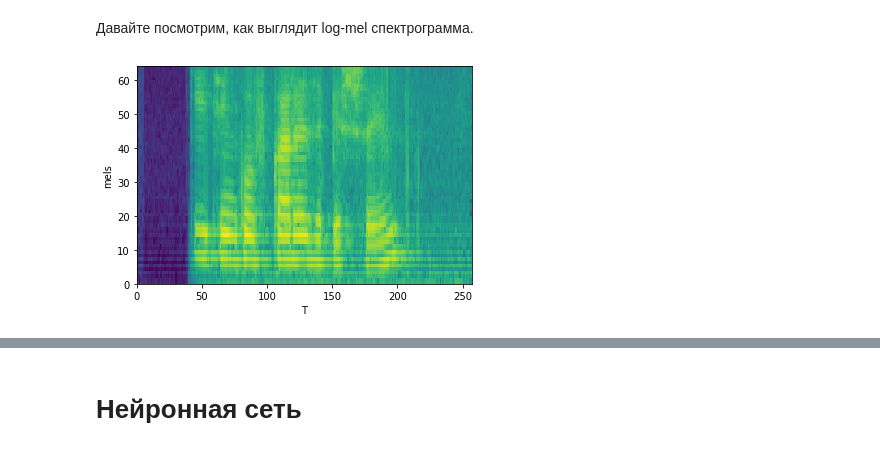
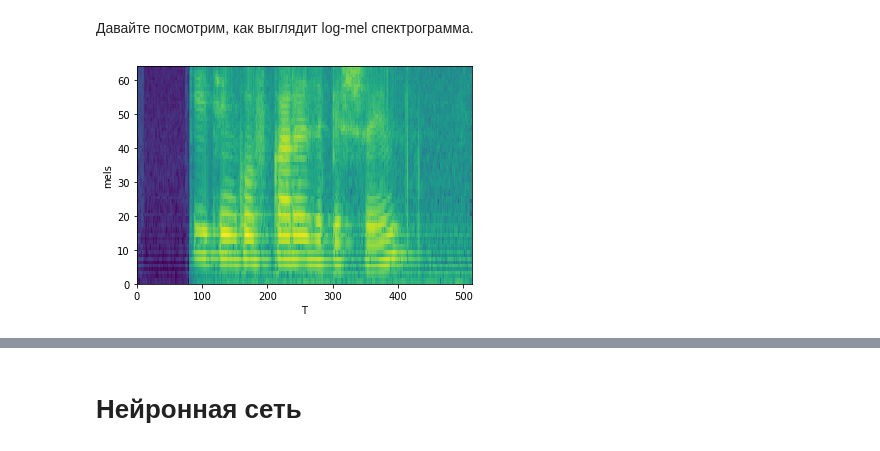
Before and after one commit to bernieee/sirius-stt, a Jupyter notebook: a_fish_or_not_a_fish.ipynb, the cells around one changed output, grey strips where cells are left out. Cells and saved outputs as stored; diff of their text form; code cells hidden in the pictures.

Commit message:
Fish that can train on open stt

```diff
--- a/a_fish_or_not_a_fish.ipynb
+++ b/a_fish_or_not_a_fish.ipynb
@@ -556,17 +570,16 @@ ls_train_dataset = AudioDataset(
 open_stt_manifest_path = '/data/mnakhodnov/voice_data/radio_2/radio_2.csv'
 
 open_stt_manifest_path = convert_open_stt_manifest_to_common_voice(open_stt_manifest_path)
-open_stt_test_manifest_path, open_stt_train_manifest_path = manifest_train_test_split(open_stt_manifest_path)
+open_stt_test_manifest_path, open_stt_train_manifest_path = manifest_train_test_split(open_stt_manifest_path, ratio=0.005)
 # %%
 open_stt_test_dataset = AudioDataset(
-    open_stt_test_manifest_path, vocab=vocab, sample_rate=8000, max_duration=20.0,
-    audio_transforms=audio_transforms,
-    evaluate_stats=True
+    open_stt_test_manifest_path, vocab=vocab, sample_rate=SAMPLE_RATE, min_duration=2.0, max_duration=10.0,
+#     evaluate_stats=True
 )
 open_stt_train_dataset = AudioDataset(
-    open_stt_train_manifest_path, vocab=vocab, sample_rate=8000, max_duration=20.0,
+    open_stt_train_manifest_path, vocab=vocab, sample_rate=SAMPLE_RATE, min_duration=2.0, max_duration=10.0,
     audio_transforms=audio_transforms,
-    evaluate_stats=True
+#     evaluate_stats=True
 )
 # %%
 print('LibreSpeech: ', ls_train_dataset[0], '\n')
@@ -581,0 +595,5 @@ CommonVoice:  {'audio': tensor([-0.0347, -0.0649, -0.0568,  ..., -0.0652, -0.059
+# %%
+sample_rate, sample_idx = SAMPLE_RATE, 4000
+audio, audio_len = open_stt_train_dataset[sample_idx]['audio'], open_stt_train_dataset[sample_idx]['audio_len']
+print(open_stt_train_dataset[sample_idx]['text'])
+Audio(data=audio.numpy(), rate=sample_rate)
@@ -772,9 +821,10 @@ element number: 0
 # %%
 def compute_log_mel_spectrogram(
     audio, sequence_lengths,
-    sample_rate=8000, window_size=0.02, window_step=0.01,
+#     sample_rate=8000, window_size=0.02, window_step=0.01,
+    sample_rate=8000, window_size=0.02, window_step=0.005,
     f_min=20, f_max=3800, n_mels=64, window_fn=torch.hamming_window,
-    power=1.0, eps=1e-6
+    power=1.0, eps=1e-6, spectrogram_transform=None
 ):
     """ Compute log-mel spectrogram.
         Input shape:
@@ -784,6 +834,7 @@ def compute_log_mel_spectrogram(
             4D tensor with shape (batch_size, n_mels, new_num_timesteps)
             1D tensor with shape (batch_size)
     """
+    spectrogram_transform = (lambda x: x) if spectrogram_transform is None else spectrogram_transform
 
     win_length = int(window_size * sample_rate)
     hop_length = int(window_step * sample_rate)
@@ -795,6 +846,7 @@ def compute_log_mel_spectrogram(
     ).to(device=audio.device)
 
     log_mel_spectrogram = torch.log(mel_transformer(audio) + eps)
+    log_mel_spectrogram = spectrogram_transform(log_mel_spectrogram)
     seq_len = ((sequence_lengths + 2 * hop_length - win_length) // hop_length + 1).to(dtype=torch.long)
 
     return log_mel_spectrogram, seq_len
@@ -821,13 +875,13 @@ tests/test_compute_log_mel_spectrogram.py .                              [100%]
 # %% [markdown]
 Давайте посмотрим, как выглядит log-mel спектрограмма.
 # %%
-audio, audio_len = open_audio('test_files/test_audio.opus', 8000)
-spectrogram, new_len = compute_log_mel_spectrogram(audio, torch.tensor(audio_len))
+audio, audio_len = open_audio('test_files/test_audio.opus', SAMPLE_RATE)
+spectrogram, new_len = compute_log_mel_spectrogram(audio, torch.tensor(audio_len), sample_rate=SAMPLE_RATE)
 plt.pcolormesh(spectrogram)
 plt.xlabel('T')
 plt.ylabel('mels')
 plt.show()
 Audio(data=audio.numpy(), rate=sample_rate)
 # %% [output]
-[figure, old version]
+[figure, new version]
 [interactive output not drawn]
```
Also changed, not shown: parts of 46 cells of this notebook, 1 other file.
